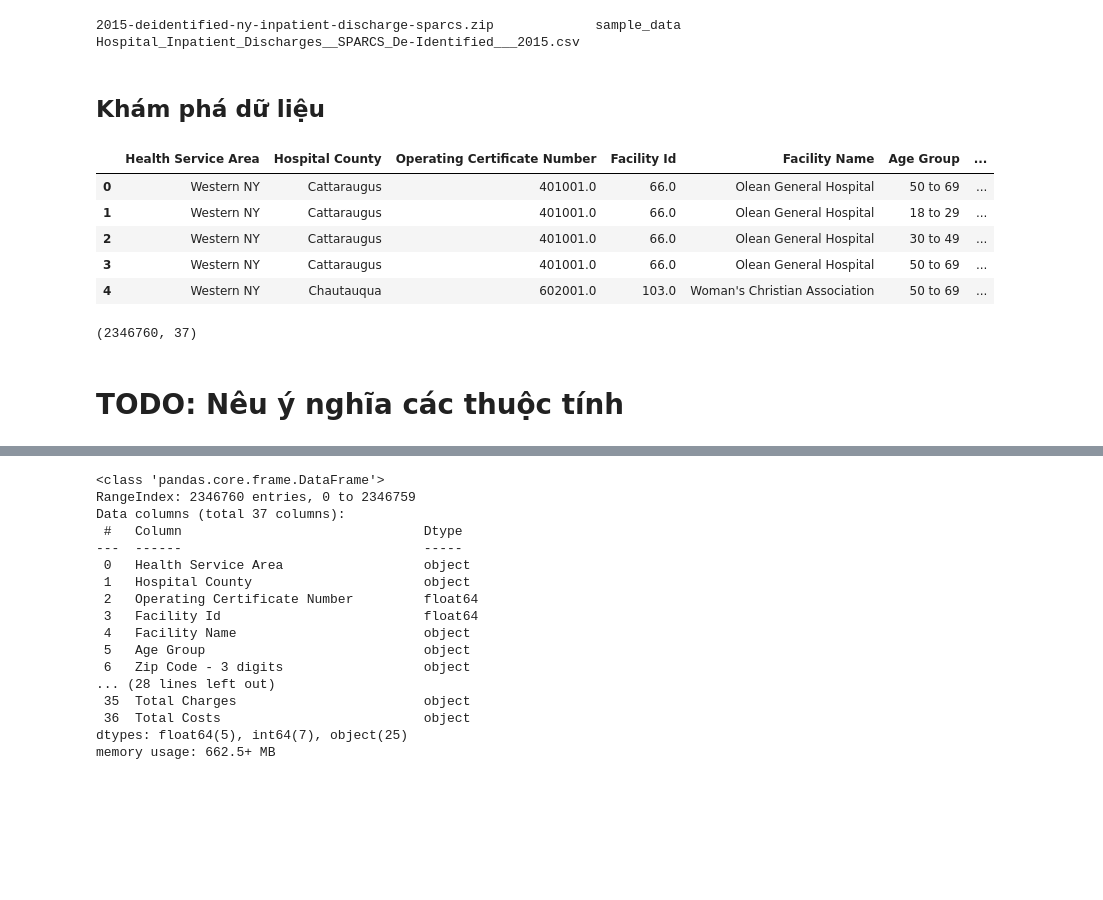
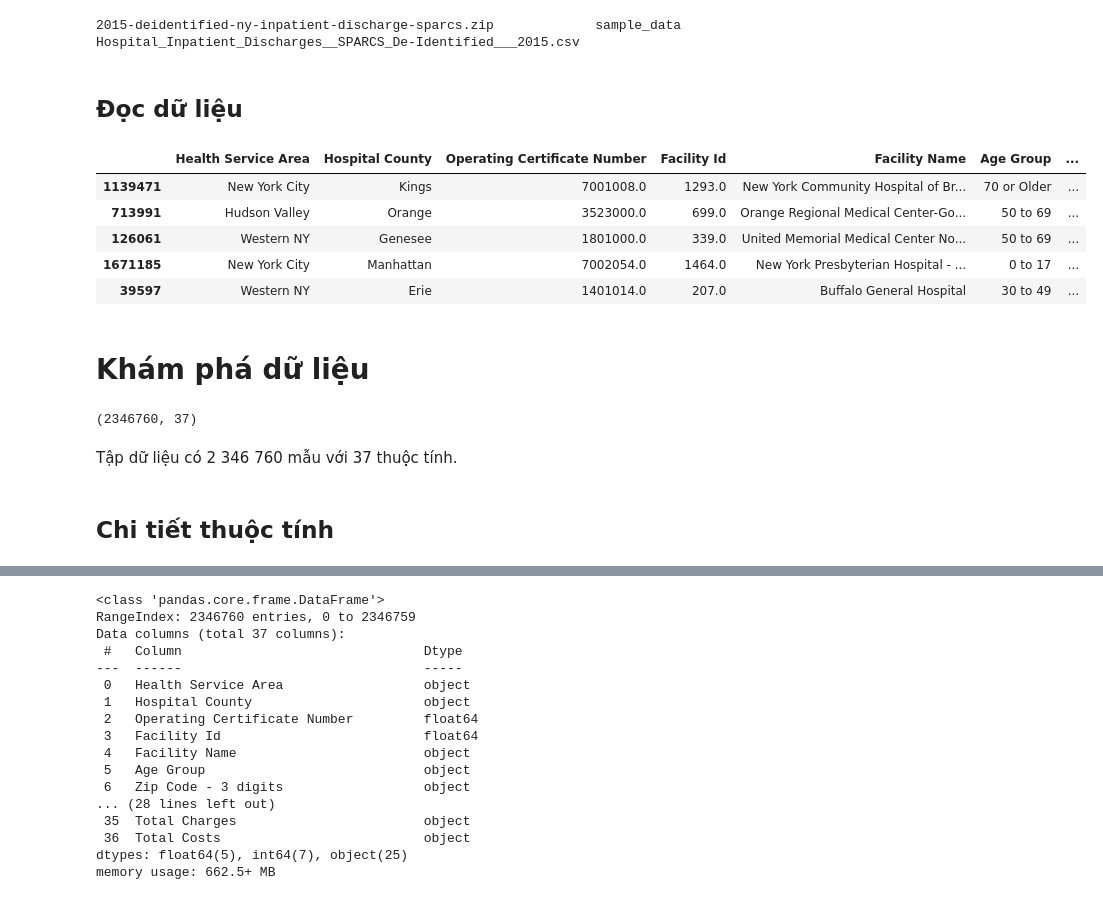
Before and after one commit to viplazylmht/P4DS_final, a Jupyter notebook: P4DS_Final.ipynb, the cells around one changed output, grey strips where cells are left out. Saved outputs shown, nothing was run; the diff lists cells and outputs as text; code cells hidden in the pictures; blank space fills up the shorter version.

```diff
--- a/P4DS_Final.ipynb
+++ b/P4DS_Final.ipynb
@@ -45,21 +50,25 @@ Archive:  2015-deidentified-ny-inpatient-discharge-sparcs.zip
 # %% [output]
 2015-deidentified-ny-inpatient-discharge-sparcs.zip             sample_data
 Hospital_Inpatient_Discharges__SPARCS_De-Identified___2015.csv
+# %% [markdown]
+## Đọc dữ liệu
+# %%
+df = pd.read_csv('Hospital_Inpatient_Discharges__SPARCS_De-Identified___2015.csv')
+df.sample(5)
+# %% [output]
+|  | Health Service Area | Hospital County | Operating Certificate Number | Facility Id | Facility Name | Age Group | ... |
+| 1139471 | New York City | Kings | 7001008.0 | 1293.0 | New York Community Hospital of Br... | 70 or Older | ... |
+| 713991 | Hudson Valley | Orange | 3523000.0 | 699.0 | Orange Regional Medical Center-Go... | 50 to 69 | ... |
+| 126061 | Western NY | Genesee | 1801000.0 | 339.0 | United Memorial Medical Center No... | 50 to 69 | ... |
+| 1671185 | New York City | Manhattan | 7002054.0 | 1464.0 | New York Presbyterian Hospital - ... | 0 to 17 | ... |
+| 39597 | Western NY | Erie | 1401014.0 | 207.0 | Buffalo General Hospital | 30 to 49 | ... |
 # %% [markdown]
-## Khám phá dữ liệu
+# Khám phá dữ liệu
-# %%
-df = pd.read_csv('Hospital_Inpatient_Discharges__SPARCS_De-Identified___2015.csv')
-df.head()
-# %% [output]
-|  | Health Service Area | Hospital County | Operating Certificate Number | Facility Id | Facility Name | Age Group | ... |
-| 0 | Western NY | Cattaraugus | 401001.0 | 66.0 | Olean General Hospital | 50 to 69 | ... |
-| 1 | Western NY | Cattaraugus | 401001.0 | 66.0 | Olean General Hospital | 18 to 29 | ... |
-| 2 | Western NY | Cattaraugus | 401001.0 | 66.0 | Olean General Hospital | 30 to 49 | ... |
-| 3 | Western NY | Cattaraugus | 401001.0 | 66.0 | Olean General Hospital | 50 to 69 | ... |
-| 4 | Western NY | Chautauqua | 602001.0 | 103.0 | Woman's Christian Association | 50 to 69 | ... |
 # %%
 df.shape
 # %% [output]
 (2346760, 37)
+# %% [markdown]
+Tập dữ liệu có 2 346 760 mẫu với 37 thuộc tính.
 # %% [markdown]
-# TODO: Nêu ý nghĩa các thuộc tính
+## Chi tiết thuộc tính
```
Also changed, not shown: parts of 47 cells of this notebook.
